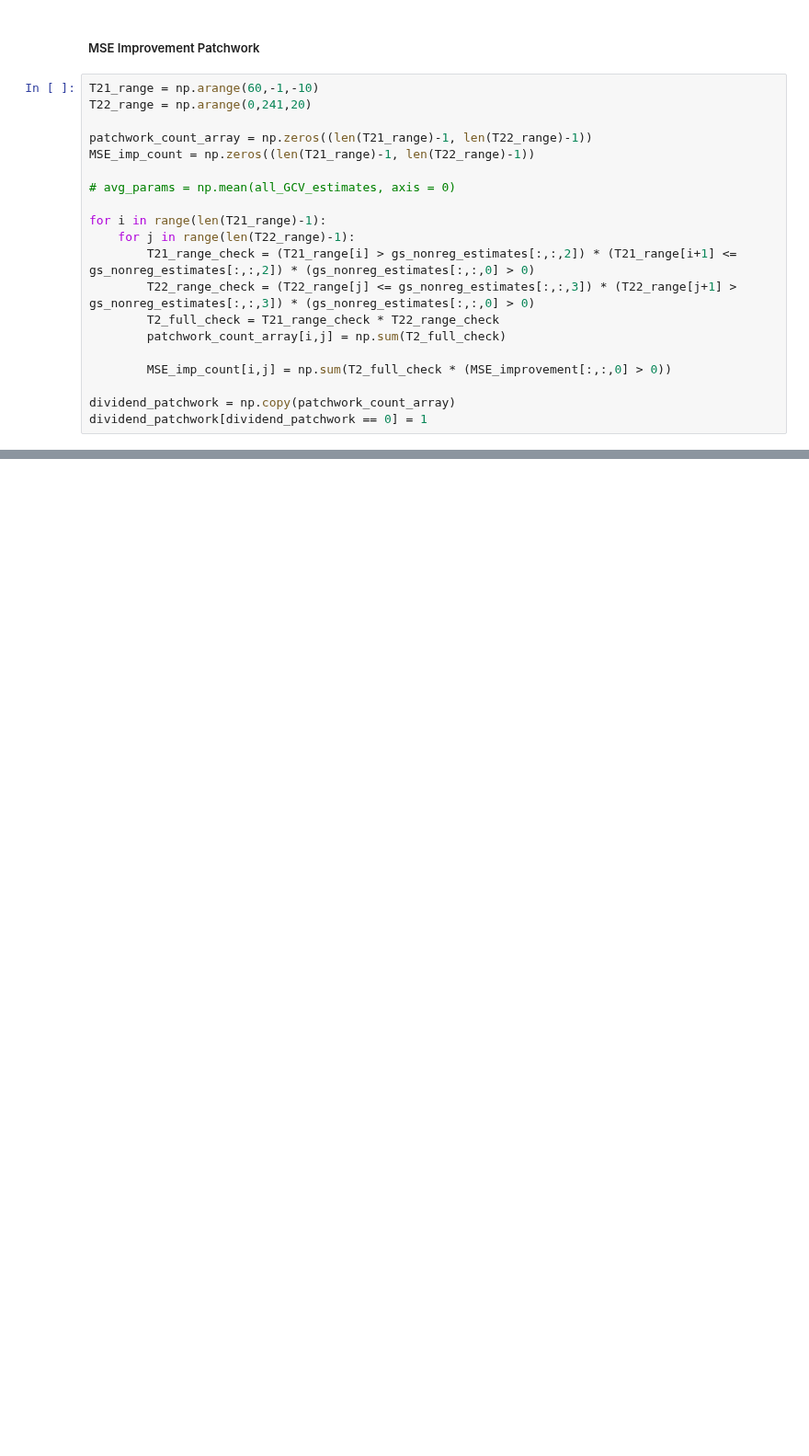
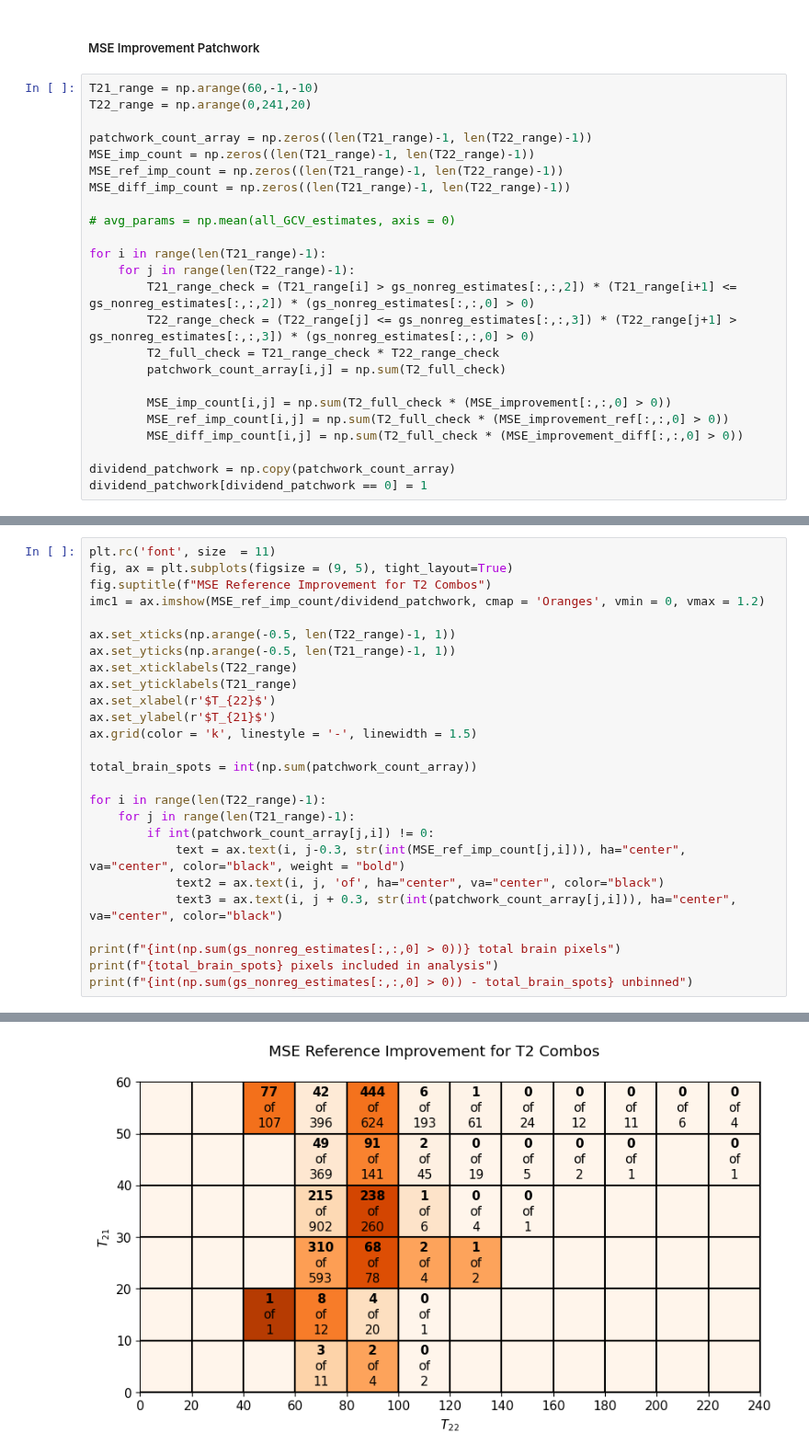
Before and after one commit to Griffin997/Regularization, a Jupyter notebook: EstimateP_ProcessExperiments.ipynb, the cells around one changed output, grey strips where cells are left out. Shown at 92% size. Cells and saved outputs as stored; diff of their text form; blank space fills up the shorter version.

```diff
--- a/EstimateP_ProcessExperiments.ipynb
+++ b/EstimateP_ProcessExperiments.ipynb
@@ -1265,6 +1311,8 @@ T22_range = np.arange(0,241,20)
 
 patchwork_count_array = np.zeros((len(T21_range)-1, len(T22_range)-1))
 MSE_imp_count = np.zeros((len(T21_range)-1, len(T22_range)-1))
+MSE_ref_imp_count = np.zeros((len(T21_range)-1, len(T22_range)-1))
+MSE_diff_imp_count = np.zeros((len(T21_range)-1, len(T22_range)-1))
 
 # avg_params = np.mean(all_GCV_estimates, axis = 0)
 
@@ -1276,6 +1324,8 @@ for i in range(len(T21_range)-1):
         patchwork_count_array[i,j] = np.sum(T2_full_check)
 
         MSE_imp_count[i,j] = np.sum(T2_full_check * (MSE_improvement[:,:,0] > 0))
+        MSE_ref_imp_count[i,j] = np.sum(T2_full_check * (MSE_improvement_ref[:,:,0] > 0))
+        MSE_diff_imp_count[i,j] = np.sum(T2_full_check * (MSE_improvement_diff[:,:,0] > 0))
 
 dividend_patchwork = np.copy(patchwork_count_array)
 dividend_patchwork[dividend_patchwork == 0] = 1
@@ -1310,3 +1360,30 @@ print(f"{int(np.sum(gs_nonreg_estimates[:,:,0] > 0)) - total_brain_spots} unbinn
 3922 pixels included in analysis
 12 unbinned
 [figure]
+# %%
+plt.rc('font', size  = 11)
+fig, ax = plt.subplots(figsize = (9, 5), tight_layout=True)
+fig.suptitle(f"MSE Reference Improvement for T2 Combos")
+imc1 = ax.imshow(MSE_ref_imp_count/dividend_patchwork, cmap = 'Oranges', vmin = 0, vmax = 1.2)
+
+ax.set_xticks(np.arange(-0.5, len(T22_range)-1, 1))
+ax.set_yticks(np.arange(-0.5, len(T21_range)-1, 1))
+ax.set_xticklabels(T22_range)
+ax.set_yticklabels(T21_range)
+ax.set_xlabel(r'$T_{22}$')
+ax.set_ylabel(r'$T_{21}$')
+ax.grid(color = 'k', linestyle = '-', linewidth = 1.5)
+
+total_brain_spots = int(np.sum(patchwork_count_array))
+
+for i in range(len(T22_range)-1):
+    for j in range(len(T21_range)-1):
+        if int(patchwork_count_array[j,i]) != 0:
+            text = ax.text(i, j-0.3, str(int(MSE_ref_imp_count[j,i])), ha="center", va="center", color="black", weight = "bold")
+            text2 = ax.text(i, j, 'of', ha="center", va="center", color="black")
+            text3 = ax.text(i, j + 0.3, str(int(patchwork_count_array[j,i])), ha="center", va="center", color="black")
+
+print(f"{int(np.sum(gs_nonreg_estimates[:,:,0] > 0))} total brain pixels")
+print(f"{total_brain_spots} pixels included in analysis")
+print(f"{int(np.sum(gs_nonreg_estimates[:,:,0] > 0)) - total_brain_spots} unbinned")
+# %% [output]
@@ -1312,0 +1393 @@ print(f"{int(np.sum(gs_nonreg_estimates[:,:,0] > 0)) - total_brain_spots} unbinn
+[figure, added]
```
Also changed, not shown: parts of 6 cells of this notebook.
